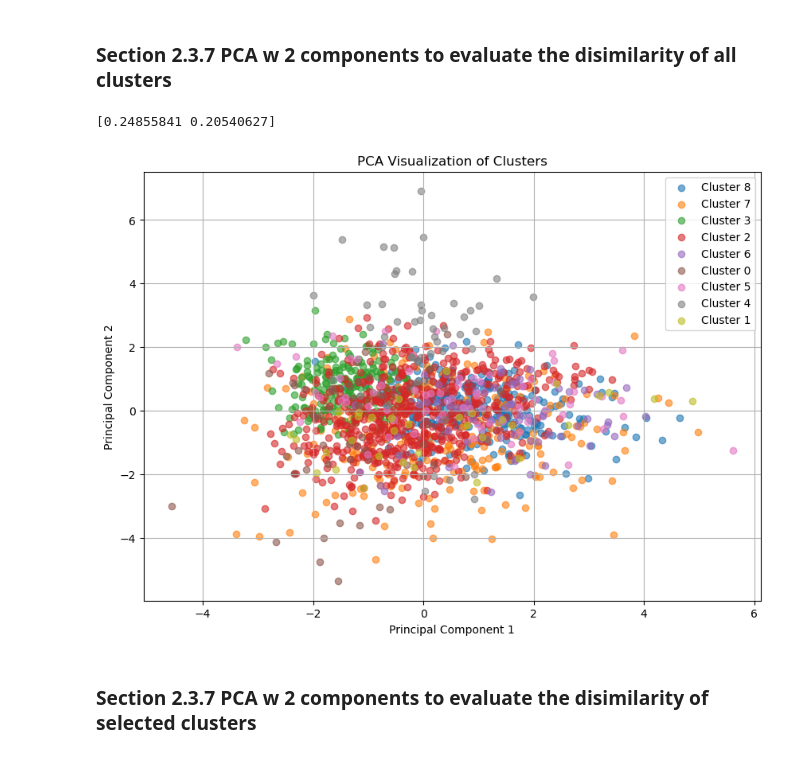
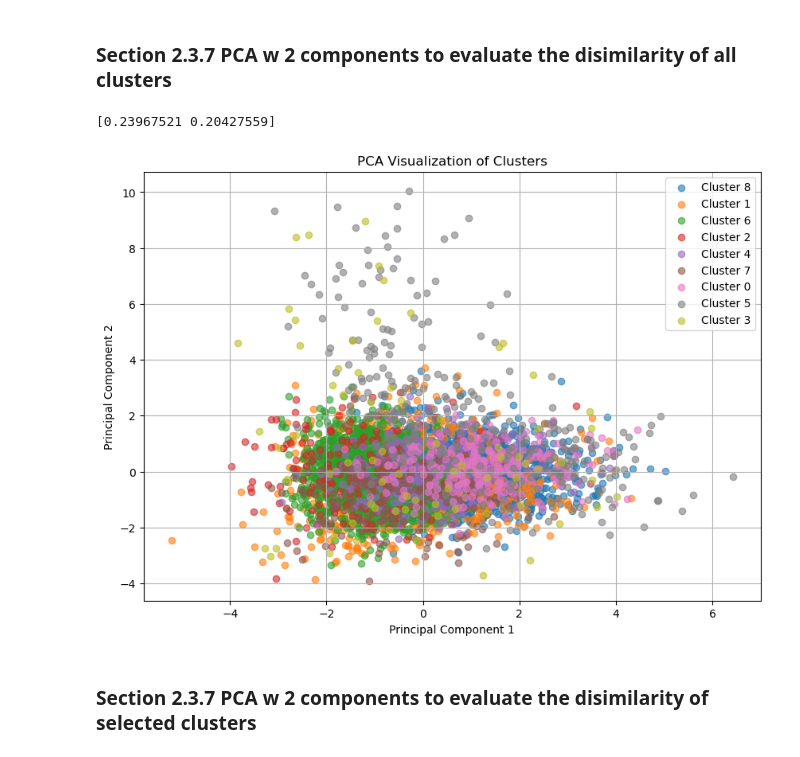
Before and after one commit to guri99uy/ST498_CAPSTONE, a Jupyter notebook: copy_of_edrp_da.ipynb, the cells around one changed output. Drawn from its saved outputs; the diff is of its cells as text; code cells hidden in the pictures.

```diff
--- a/copy_of_edrp_da.ipynb
+++ b/copy_of_edrp_da.ipynb
@@ -783,17 +878,17 @@ distance_threshold = 7
 cluster_labels = fcluster(linked, t=distance_threshold, criterion='distance')
 
 # Add the cluster labels to the df100_features DataFrame
-df100_features['Cluster_HC'] = cluster_labels
+df_2009_features['Cluster_HC'] = cluster_labels
 
 # Create a table with ANON_IDs and their assigned hierarchical cluster labels
-cluster_table = df100_features[['ANON_ID', 'Cluster_HC']]
+cluster_table = df_2009_features[['ANON_ID', 'Cluster_HC']]
 
 # Display the resulting table
 print(cluster_table)
 
 
 # Count the number of ANON_IDs per cluster
-cluster_counts = df100_features['Cluster_HC'].value_counts().reset_index()
+cluster_counts = df_2009_features['Cluster_HC'].value_counts().reset_index()
 cluster_counts.columns = ['Cluster_HC', 'Count']
 
 # Sort the clusters by Cluster_HC for better readability
@@ -806,7 +901,7 @@ import matplotlib.pyplot as plt
 from scipy.cluster.hierarchy import dendrogram
 
 plt.figure(figsize=(12, 8))
-dendrogram(linked, labels=df100_features['ANON_ID'].values, leaf_rotation=90, leaf_font_size=8)
+dendrogram(linked, labels=df_2009_features['ANON_ID'].values, leaf_rotation=90, leaf_font_size=8)
 plt.axhline(y=distance_threshold, color='r', linestyle='--')  # Add a horizontal cut line at distance = 7
 plt.title('Hierarchical Clustering Dendrogram with Complete Linkage')
 plt.xlabel('ANON_ID')
@@ -844,16 +939,16 @@ clusters_to_drop = cluster_counts[cluster_counts['Count'] < 15]['Cluster_HC'].to
 print(f"Clusters to be dropped: {clusters_to_drop}")
 
 # Step 2: Identify ANON_IDs in those clusters
-anon_ids_to_drop = df100_features[df100_features['Cluster_HC'].isin(clusters_to_drop)]['ANON_ID'].tolist()
+anon_ids_to_drop = df_2009_features[df_2009_features['Cluster_HC'].isin(clusters_to_drop)]['ANON_ID'].tolist()
 
 # Step 3: Filter df100_features to exclude these ANON_IDs
-df100selected = df100_features[~df100_features['ANON_ID'].isin(anon_ids_to_drop)].copy()
+df2009selected = df_2009_features[~df_2009_features['ANON_ID'].isin(anon_ids_to_drop)].copy()
 
 # Reset the index of df100selected
-df100selected.reset_index(drop=True, inplace=True)
+df2009selected.reset_index(drop=True, inplace=True)
 
 # Display information about the filtered DataFrame
-print(f"Initial count of ANON_IDs: {len(df100_features['ANON_ID'])}")
-print(f"Final count of ANON_IDs: {len(df100selected['ANON_ID'])}")
-print(df100selected)
+print(f"Initial count of ANON_IDs: {len(df_2009_features['ANON_ID'])}")
+print(f"Final count of ANON_IDs: {len(df2009selected['ANON_ID'])}")
+print(df2009selected)
 # %% [output]
@@ -1047,7 +1154,8 @@ import seaborn as sns
 # Example features dataset
 # Replace `df_features` with your DataFrame and list of features
 features = ['RME_bre', 'RME_eve', 'RME_day', 'RME_nig', 'RSD_avg', 'WScore']  # 'SScore' excluded
-X = df100selected_features[features]
+df2009selected_features = df2009selected
+X = df2009selected_features[features]
 
 # Function to test Gaussianity
 def test_gaussianity(feature_data):
@@ -1129,24 +1254,23 @@ Now that I identified that 6 is the optimal number of clusters, lets fit the GMM
 from sklearn.mixture import GaussianMixture
 from sklearn.preprocessing import StandardScaler
 import pandas as pd
-df100selected_features = df100selected
 # 1. Prepare the Data for Clustering
 features = ['RME_bre', 'RME_eve', 'RME_day', 'RME_nig', 'RSD_avg', 'WScore', 'Avg_Daily_Max_Min_Diff', 'Avg_Day_Eve']
-X = df100selected[features]
+X = df2009selected[features]
 scaler = StandardScaler()
 X_scaled = scaler.fit_transform(X)
 
 # Fit the Gaussian Mixture Model with 6 clusters
 gmm = GaussianMixture(n_components=9, random_state=42)  # INPUT THE OPTIMAL NUMBER OF CLUSTERS
-df100selected_features['Cluster'] = gmm.fit_predict(X_scaled)
+df2009selected_features['Cluster'] = gmm.fit_predict(X_scaled)
 
 # Count the number of consumers per cluster
-cluster_counts = df100selected_features['Cluster'].value_counts().reset_index()
+cluster_counts = df2009selected_features['Cluster'].value_counts().reset_index()
 cluster_counts.columns = ['Cluster', 'Number_of_Consumers']
 
 # Sort the clusters for better readability
 cluster_counts = cluster_counts.sort_values(by='Cluster').reset_index(drop=True)
 
 # Display the cluster counts
-print(cluster_counts)
+display(cluster_counts)
 # %% [output]
@@ -1216,42 +1333,42 @@ from sklearn.preprocessing import StandardScaler
 
 # Define the selected features for PCA
 features = ['RME_bre', 'RME_eve', 'RME_day', 'RME_nig', 'RSD_avg', 'WScore', 'Avg_Daily_Max_Min_Diff', 'Avg_Day_Eve']
-X = df100selected_features[features]
+X = df2009selected_features[features]
 
 # Standardize the features
 scaler = StandardScaler()
 X_scaled = scaler.fit_transform(X)
 
 # Apply PCA to reduce to 2 dimensions
 pca = PCA(n_components=2)
 X_pca = pca.fit_transform(X_scaled)
 
 # Create a DataFrame with the PCA results and the cluster labels
 df_pca = pd.DataFrame(X_pca, columns=['PCA1', 'PCA2'])
-df_pca['Cluster'] = df100selected_features['Cluster']
+df_pca['Cluster'] = df2009selected_features['Cluster']
 
 # Plot the PCA-transformed data with cluster labels
 plt.figure(figsize=(10, 7))
 for cluster in df_pca['Cluster'].unique():
     plt.scatter(
         df_pca[df_pca['Cluster'] == cluster]['PCA1'],
         df_pca[df_pca['Cluster'] == cluster]['PCA2'],
         label=f'Cluster {cluster}',
         alpha=0.6
     )
 print(pca.explained_variance_ratio_)
 
 
 # Add plot details
 plt.title('PCA Visualization of Clusters')
 plt.xlabel('Principal Component 1')
 plt.ylabel('Principal Component 2')
 plt.legend()
 plt.grid(True)
 plt.show()
 # %% [output]
-[0.24855841 0.20540627]
+[0.23967521 0.20427559]
-[figure, old version]
+[figure, new version]
 # %% [markdown]
 ### Section 2.3.7 PCA w 2 components to evaluate the disimilarity of selected clusters
 # %%
```
Also changed, not shown: parts of 47 cells of this notebook.
